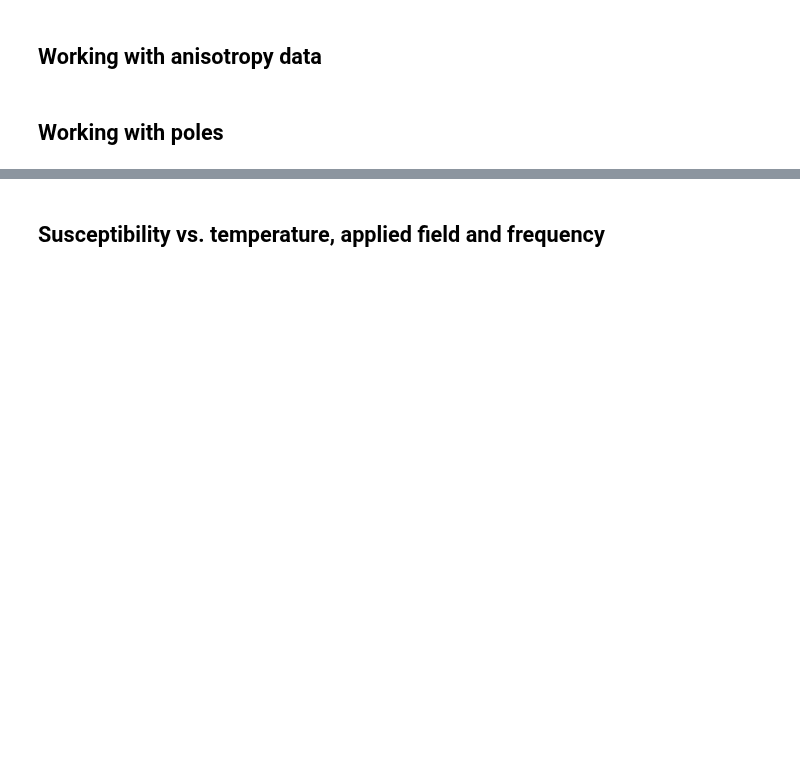
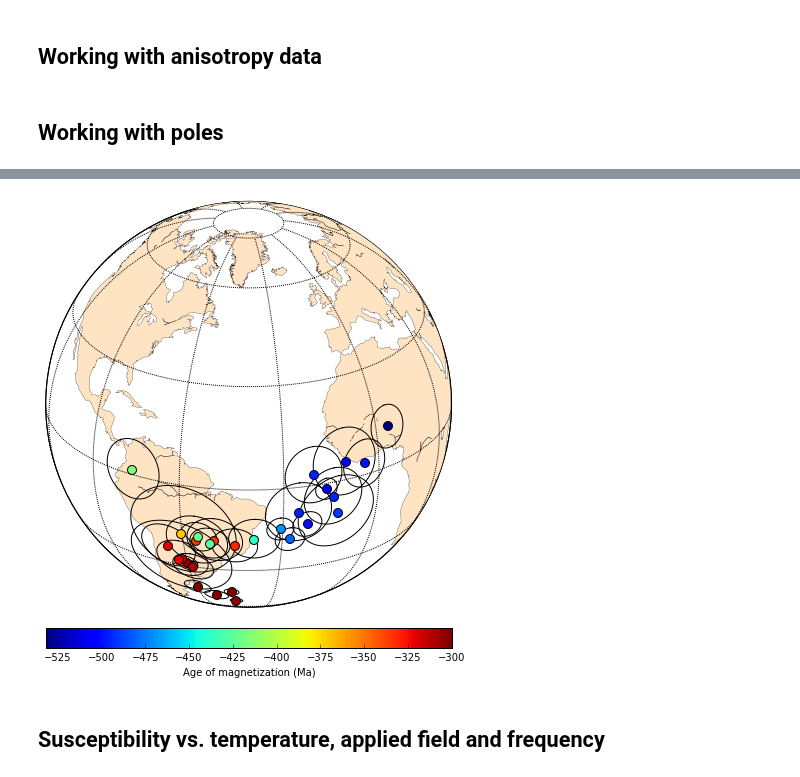
Before and after one commit to PmagPy/2016_Tauxe-et-al_PmagPy_Notebooks, a Jupyter notebook: Additional_PmagPy_Examples.ipynb, the cells around one changed output, grey strips where cells are left out. Saved outputs shown, nothing was run; the diff lists cells and outputs as text; code cells hidden in the pictures; blank space fills up the shorter version.

```diff
--- a/Additional_PmagPy_Examples.ipynb
+++ b/Additional_PmagPy_Examples.ipynb
@@ -175,0 +195,3 @@ type(NA_poles_list['Plong'][90])
+# %%
+Laurentia_Pole_Compilation = pd.read_csv('PmagPy_Datafiles/plot_pole_colorbar/Laurentia_Pole_Compilation.csv')
+Laurentia_Pole_Compilation.head()
@@ -176,24 +205,34 @@ type(NA_poles_list['Plong'][90])
 # %%
+# initiate the figure as in the plot_pole example
 plt.figure(figsize=(8, 8))
-pmap = Basemap(projection='ortho',lat_0=70,lon_0=320,
+pmap = Basemap(projection='ortho',lat_0=25,lon_0=320,
                resolution='c',area_thresh=50000)
 pmap.drawcoastlines(linewidth=0.25)
 pmap.fillcontinents(color='bisque',lake_color='white',zorder=1)
 pmap.drawmapboundary(fill_color='white')
 pmap.drawmeridians(np.arange(0,360,30))
 pmap.drawparallels(np.arange(-90,90,30))
 
+# Loop through the uploaded data and use the plot_pole_colorbar function
+# (instead of plot_pole) to plot the individual poles. The input of this
+# function is very similar to that of plot_pole but has the additional
+# arguments of (1)AGE, (2)MINIMUM AND (3)MAXIMUM AGES OF PLOTTED POLES.
+# Note that the ages are treated as negative numbers -- this just determines
+# the direction of the colorbar.
+for n in xrange (0, len(Laurentia_Pole_Compilation)):
+     m = ipmag.plot_pole_colorbar(pmap, Laurentia_Pole_Compilation['CLon'][n],
+                                  Laurentia_Pole_Compilation['CLat'][n],
+                                  Laurentia_Pole_Compilation['A95'][n],
+                                  -Laurentia_Pole_Compilation['Age'][n],
+                                  -532,
+                                  -300,
+                                  markersize=80, color="k", alpha=1)
 
-#Halls data:
-ipmag.plot_pole(pmap,347.1,27.5,4.4,label='Halls (1979)',
-               marker='s',color='Blue')
+pmap.colorbar(m,location='bottom',pad="5%",label='Age of magnetization (Ma)')
 
-for n in xrange (0, 8):
-     m = ipmag.plot_pole(pmap, NA_poles_list['Plong'][n],
-                                  NA_poles_list['Plat'][n],
-                                  NA_poles_list['index'][n])
+# Optional save (uncomment to save the figure)
+#plt.savefig('Notebook_Output/plot_pole_colorbar_example.pdf')
 
-#pmap.colorbar(m,location='bottom',pad="5%",label='Age of magnetization (Ma)')
-plt.legend()
-plt.savefig('Code_output/site_VGP_with_Laurentia_Pole_Compilation_colorbar.pdf')
 plt.show()
+# %% [output]
+[figure, added]
```
Also changed, not shown: parts of 16 cells of this notebook, 3 other files.
